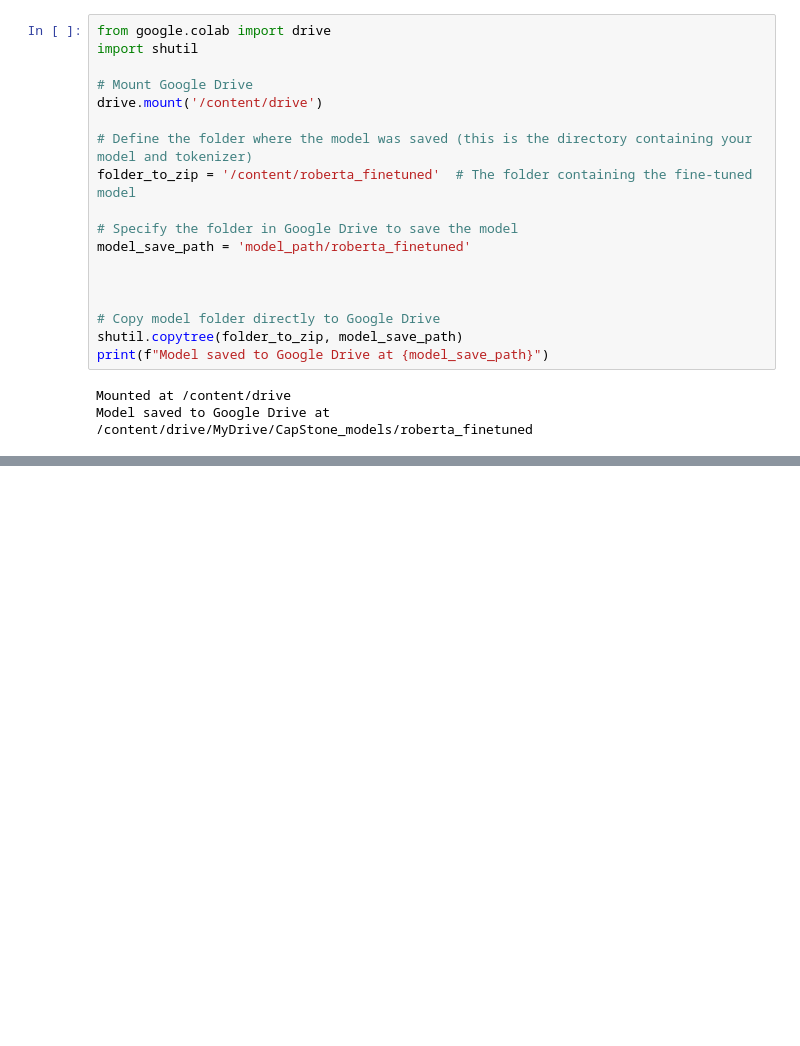
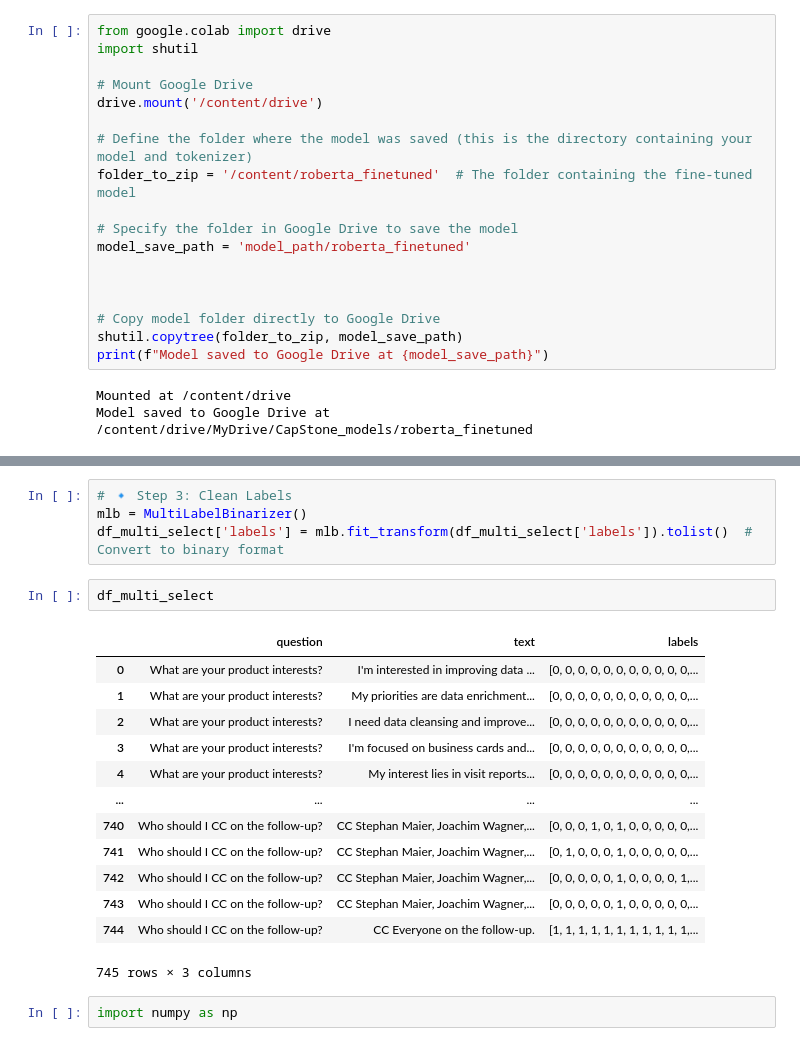
Before and after one commit to Michel-p16/PDS-Project, a Jupyter notebook: capstone.ipynb, the cells around one changed output, grey strips where cells are left out. Drawn from its saved outputs; the diff is of its cells as text; blank space fills up the shorter version.

```diff
--- a/capstone.ipynb
+++ b/capstone.ipynb
@@ -331,0 +379,22 @@ Model saved to Google Drive at /content/drive/MyDrive/CapStone_models/roberta_fi
+# %%
+# 🔹 Step 3: Clean Labels
+mlb = MultiLabelBinarizer()
+df_multi_select['labels'] = mlb.fit_transform(df_multi_select['labels']).tolist()  # Convert to binary format
+# %%
+df_multi_select
+# %% [output]
+|  | question | text | labels |
+| 0 | What are your product interests? | I'm interested in improving data ... | [0, 0, 0, 0, 0, 0, 0, 0, 0, 0, 0,... |
+| 1 | What are your product interests? | My priorities are data enrichment... | [0, 0, 0, 0, 0, 0, 0, 0, 0, 0, 0,... |
+| 2 | What are your product interests? | I need data cleansing and improve... | [0, 0, 0, 0, 0, 0, 0, 0, 0, 0, 0,... |
+| 3 | What are your product interests? | I'm focused on business cards and... | [0, 0, 0, 0, 0, 0, 0, 0, 0, 0, 0,... |
+| 4 | What are your product interests? | My interest lies in visit reports... | [0, 0, 0, 0, 0, 0, 0, 0, 0, 0, 0,... |
+| ... | ... | ... | ... |
+| 740 | Who should I CC on the follow-up? | CC Stephan Maier, Joachim Wagner,... | [0, 0, 0, 1, 0, 1, 0, 0, 0, 0, 0,... |
+| 741 | Who should I CC on the follow-up? | CC Stephan Maier, Joachim Wagner,... | [0, 1, 0, 0, 0, 1, 0, 0, 0, 0, 0,... |
+| 742 | Who should I CC on the follow-up? | CC Stephan Maier, Joachim Wagner,... | [0, 0, 0, 0, 0, 1, 0, 0, 0, 0, 1,... |
+| 743 | Who should I CC on the follow-up? | CC Stephan Maier, Joachim Wagner,... | [0, 0, 0, 0, 0, 1, 0, 0, 0, 0, 0,... |
+| 744 | Who should I CC on the follow-up? | CC Everyone on the follow-up. | [1, 1, 1, 1, 1, 1, 1, 1, 1, 1, 1,... |
+745 rows × 3 columns
+# %%
+import numpy as np
```
Also changed, not shown: parts of 20 cells of this notebook.
